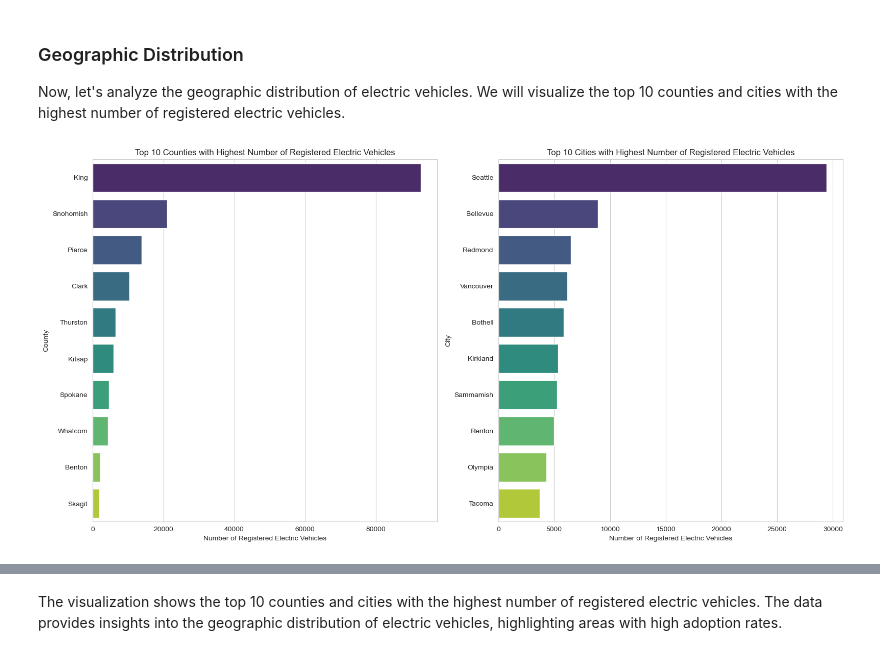
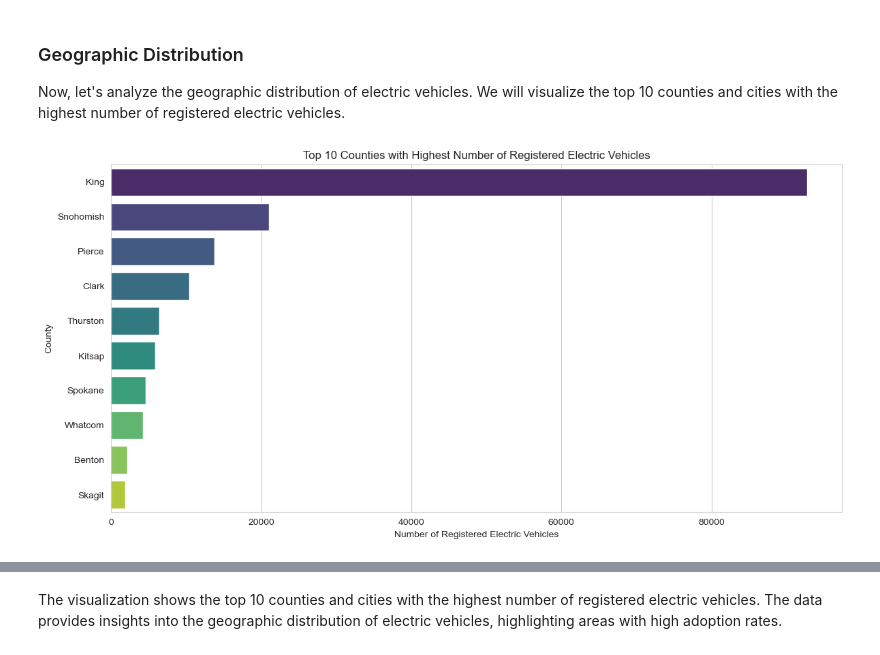
Before and after one commit to cogxen/ev-market-size-analysis, a Jupyter notebook: report.ipynb, the cells around one changed output, grey strips where cells are left out. Saved outputs shown, nothing was run; the diff lists cells and outputs as text; code cells hidden in the pictures.

```diff
--- a/report.ipynb
+++ b/report.ipynb
@@ -140,28 +140,15 @@ Now, let's analyze the geographic distribution of electric vehicles. We will vis
 # %%
 # Distribution at the county level
 ds_distribution_by_county = ds["County"].value_counts().head(10)
 top_counties = ds_distribution_by_county.index
 
-# Distribution at the city level
-ds_distribution_by_city = ds["City"].value_counts().head(10)
-top_cities = ds_distribution_by_city.index
-
 # Plot the distribution of electric vehicles by county
-plt.figure(figsize=(16, 8))
-plt.subplot(121)
+plt.figure(figsize=(12, 6))
 sns.barplot(x=ds_distribution_by_county.values, y=top_counties, palette="viridis")
 plt.title("Top 10 Counties with Highest Number of Registered Electric Vehicles")
 plt.xlabel("Number of Registered Electric Vehicles")
 plt.ylabel("County")
-
-# Plot the distribution of electric vehicles by city
-plt.subplot(122)
-sns.barplot(x=ds_distribution_by_city.values, y=top_cities, palette="viridis")
-plt.title("Top 10 Cities with Highest Number of Registered Electric Vehicles")
-plt.xlabel("Number of Registered Electric Vehicles")
-plt.ylabel("City")
-
 plt.tight_layout()
 plt.show()
 # %% [output]
-[figure, old version]
+[figure, new version]
```
Also changed, not shown: parts of 6 cells of this notebook.
